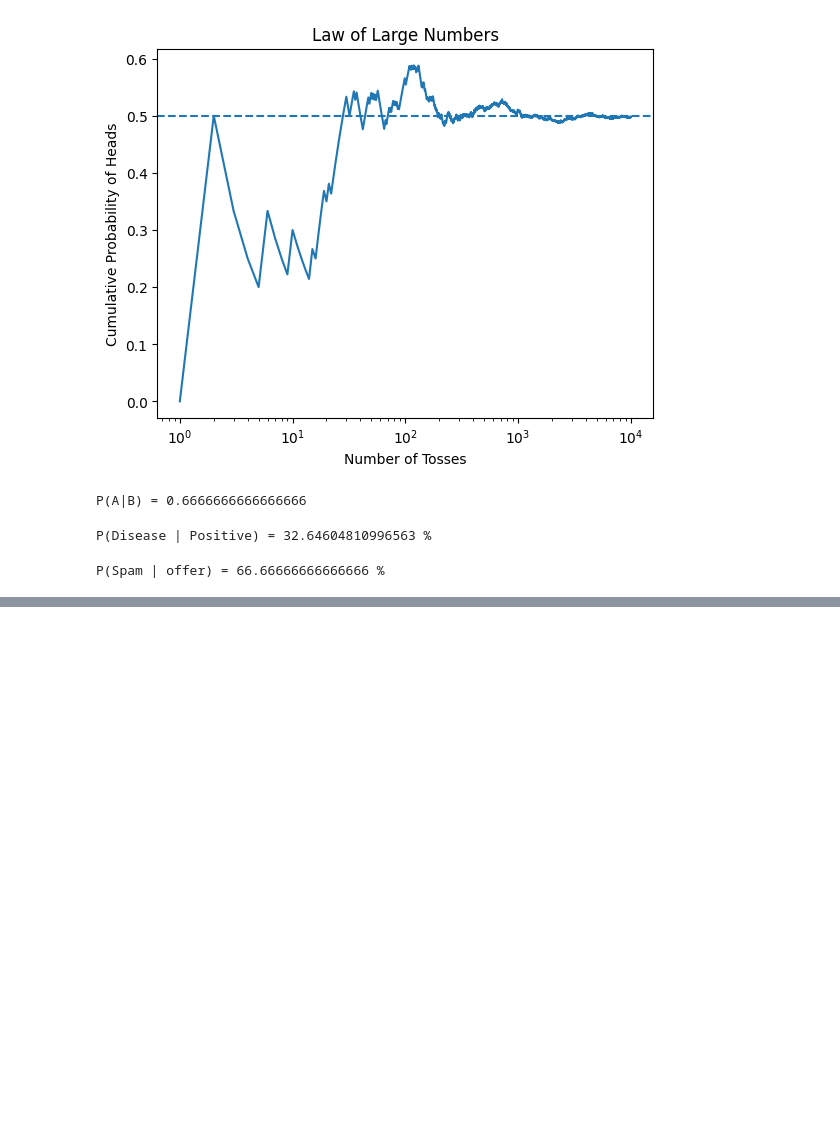
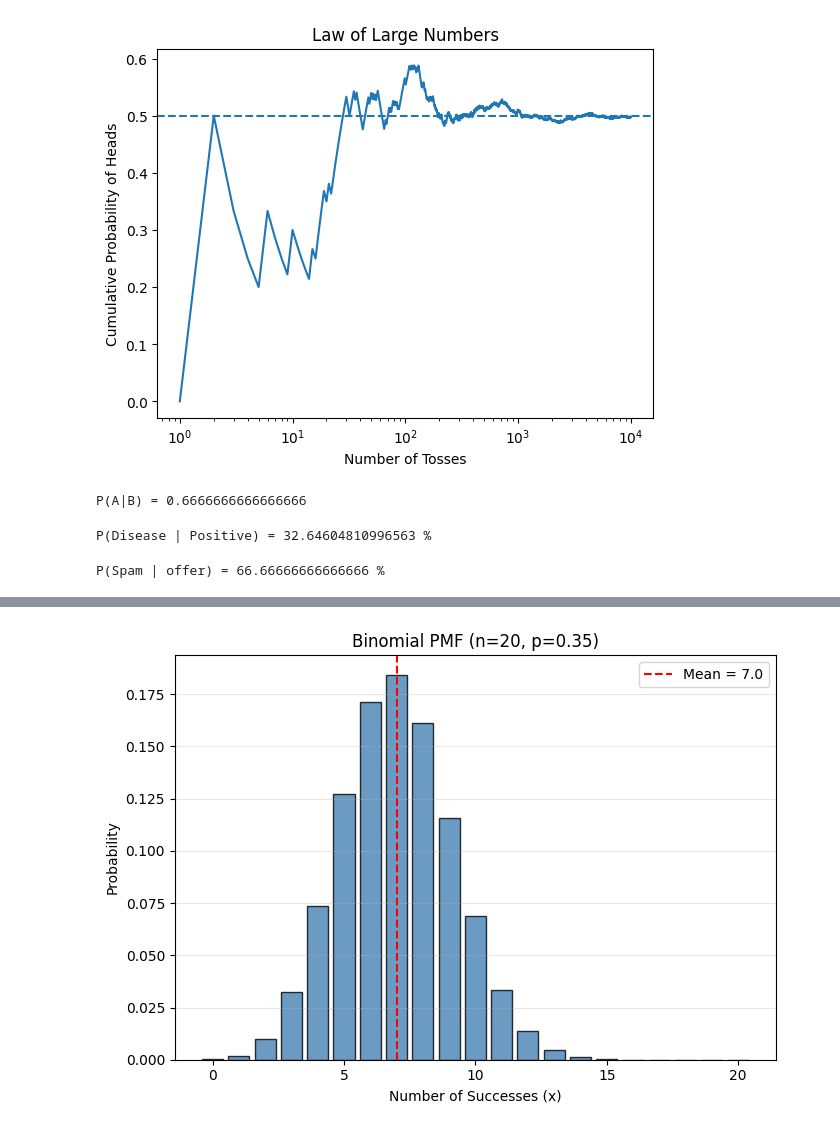
Before and after one commit to nirikshithreddyar/AEC-STATISTICS_LAB, a Jupyter notebook: Statistics.ipynb, the cells around one changed output, grey strips where cells are left out. Drawn from its saved outputs; the diff is of its cells as text; code cells hidden in the pictures; blank space fills up the shorter version.

```diff
--- a/Statistics.ipynb
+++ b/Statistics.ipynb
@@ -385,3 +385,90 @@ P_spam_offer = (P_offer_spam * P_spam) / P_offer
 print("P(Spam | offer) =", P_spam_offer * 100, "%")
 # %% [output]
 P(Spam | offer) = 66.66666666666666 %
+# %%
+import pandas as pd
+import numpy as np
+import matplotlib.pyplot as plt
+import seaborn as sns
+from scipy import stats
+np.random.seed(42)
+
+#Binomial Distribution
+n,p=20,0.35
+binom=stats.binom(n,p)
+x=np.arange(0,n+1)
+print(f'Mean={binom.mean():.4f} (Theory:np={n*p})')
+print(f'Variance={binom.var():.4f} (Theory:npq={n*p*(1-p)})')
+print(f'Standard Deviation={binom.std():.4f} (Theory:sqrt(npq))')
+print(f'Second Moment={binom.moment(2):.4f} (Theory:np^2+nq)')
+print(f'Third Moment={binom.moment(3):.4f} (Theory:np^3+nq^2)')
+print(f'Fourth Moment={binom.moment(4):.4f} (Theory:np^4+nq^3)')
+print(f'Skewness={binom.stats("s"):.4f}')
+print(f'Probability of at most 10 successes:{binom.cdf(10):.4f}')
+print(f'Probability of exactly 7 successes{binom.pmf(7):.4f}')
+
+# Poisson Distribution
+for lam in [1,3,5,10]:
+  d=stats.poisson(lam)
+  sim=np.random.poisson(lam,5000)
+print(f'Poisson(λ={lam}): Th.Mean={d.mean()}, Sim.Mean={sim.mean():.3f}')
+
+#Geometric Distribution
+p_geo=0.3
+geo=stats.geom(p_geo)
+sim=np.random.geometric(p_geo,1000)
+print(f'Geometric(p={p_geo}):')
+print(f'  Mean = 1/p = {geo.mean():.4f}')
+print(f'  P(X=1) = {geo.pmf(1):.4f}')
+print(f'  P(X>5) = {1 - geo.cdf(5):.4f}')
+
+# --- VISUALIZATION ---
+
+# 1. Binomial PMF
+plt.figure(figsize=(7, 5))
+plt.bar(x, binom.pmf(x), color='steelblue',
+        edgecolor='black', alpha=0.8)
+
+plt.axvline(binom.mean(), color='red', linestyle='--',
+            label=f'Mean = {binom.mean():.1f}')
+
+plt.title(f'Binomial PMF (n={n}, p={p})')
+plt.xlabel('Number of Successes (x)')
+plt.ylabel('Probability')
+plt.legend()
+plt.grid(axis='y', alpha=0.3)
+plt.tight_layout()
+plt.show()
+
+# Visualization - Poisson PMF
+plt.figure(figsize=(7, 5))
+
+x_p = np.arange(0, 20)
+
+for lam in [1, 3, 5, 10]:
+    plt.plot(x_p, stats.poisson.pmf(x_p, lam),
+             marker='o', markersize=4, label=f'λ = {lam}')
+
+plt.title('Poisson PMF — Effect of λ')
+plt.xlabel('Number of Events (x)')
+plt.ylabel('Probability')
+plt.legend()
+plt.grid(alpha=0.3)
+plt.tight_layout()
+plt.show()
+
+# Visualization - Geometric PMF
+plt.figure(figsize=(7, 5))
+
+x_g = np.arange(1, 20)
+
+plt.bar(x_g, geo.pmf(x_g), color='green',
+        edgecolor='black', alpha=0.8)
+
+plt.title(f'Geometric PMF (p={p_geo})')
+plt.xlabel('Trial Number (x)')
+plt.ylabel('Probability')
+plt.grid(axis='y', alpha=0.3)
+plt.tight_layout()
+plt.show()
+# %% [output]
@@ -387,0 +489 @@ P(Spam | offer) = 66.66666666666666 %
+[figure, added]
```
Also changed, not shown: parts of 1 cell of this notebook.
